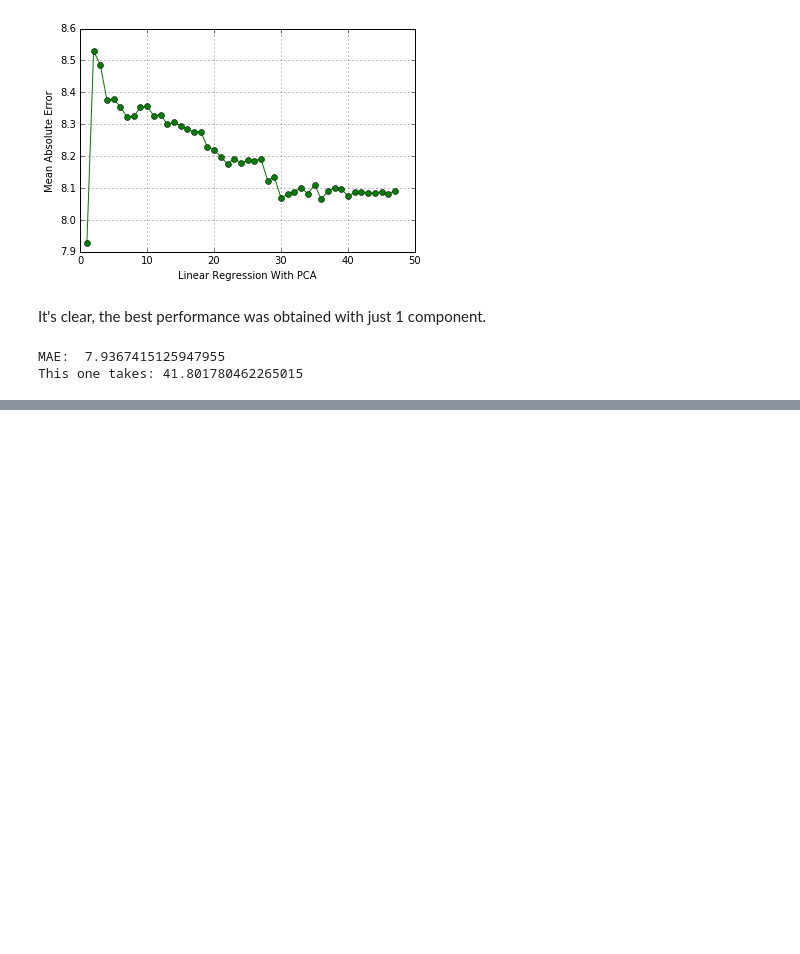
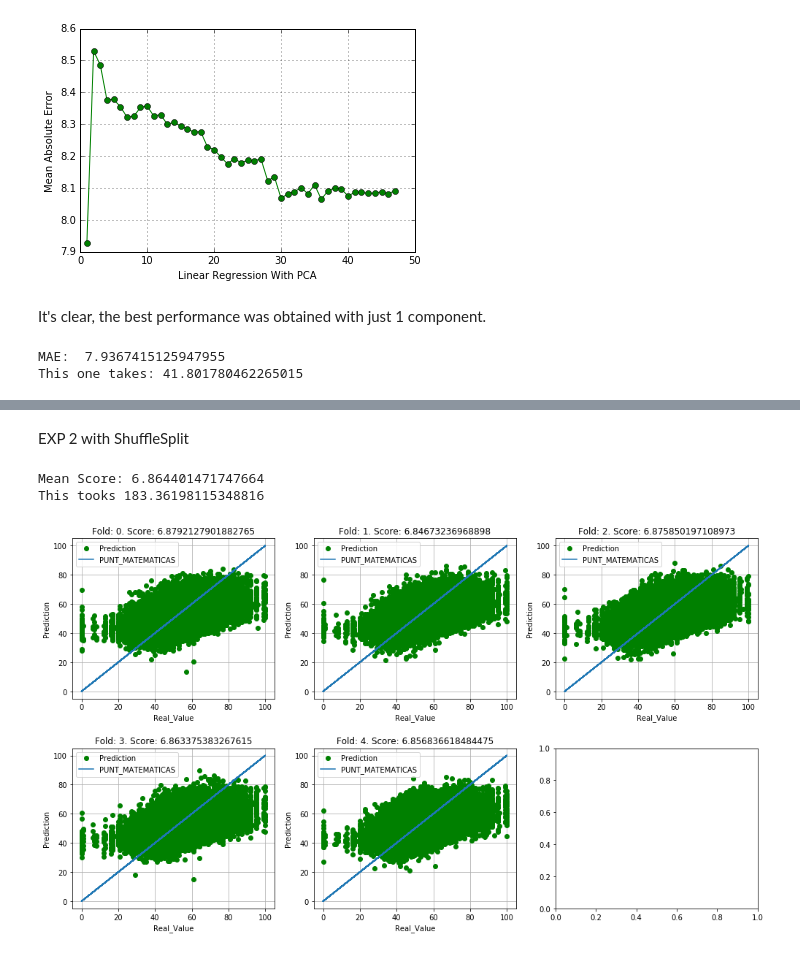
Before and after one commit to AronForero/ICFESProject, a Jupyter notebook: New_Project/Analysis_Predictions/Analysis/Random_Forest_Regressor(2014).ipynb, the cells around one changed output, grey strips where cells are left out. Drawn from its saved outputs; the diff is of its cells as text; code cells hidden in the pictures; blank space fills up the shorter version.

```diff
--- a/New_Project/Analysis_Predictions/Analysis/Random_Forest_Regressor(2014).ipynb
+++ b/New_Project/Analysis_Predictions/Analysis/Random_Forest_Regressor(2014).ipynb
@@ -212,0 +238,14 @@ So according to the previous analysis, the **CHOSEN** way to predict will be the
+# %% [markdown]
+EXP 2 with ShuffleSplit
+# %%
+st = time()
+rf = RandomForestRegressor(n_jobs=4)
+exped_X = New_X**2
+rs = ShuffleSplit(n_splits=5, test_size=0.2)
+kf = rs.split(exped_X)
+plot_predictions_KF(rf, 'PUNT_MATEMATICAS', exped_X, New_Y, kf)
+print('This tooks', time()-st)
+# %% [output]
+Mean Score: 6.864401471747664
+This tooks 183.36198115348816
+[figure, added]
```
Also changed, not shown: parts of 19 cells of this notebook, 2 other files.
